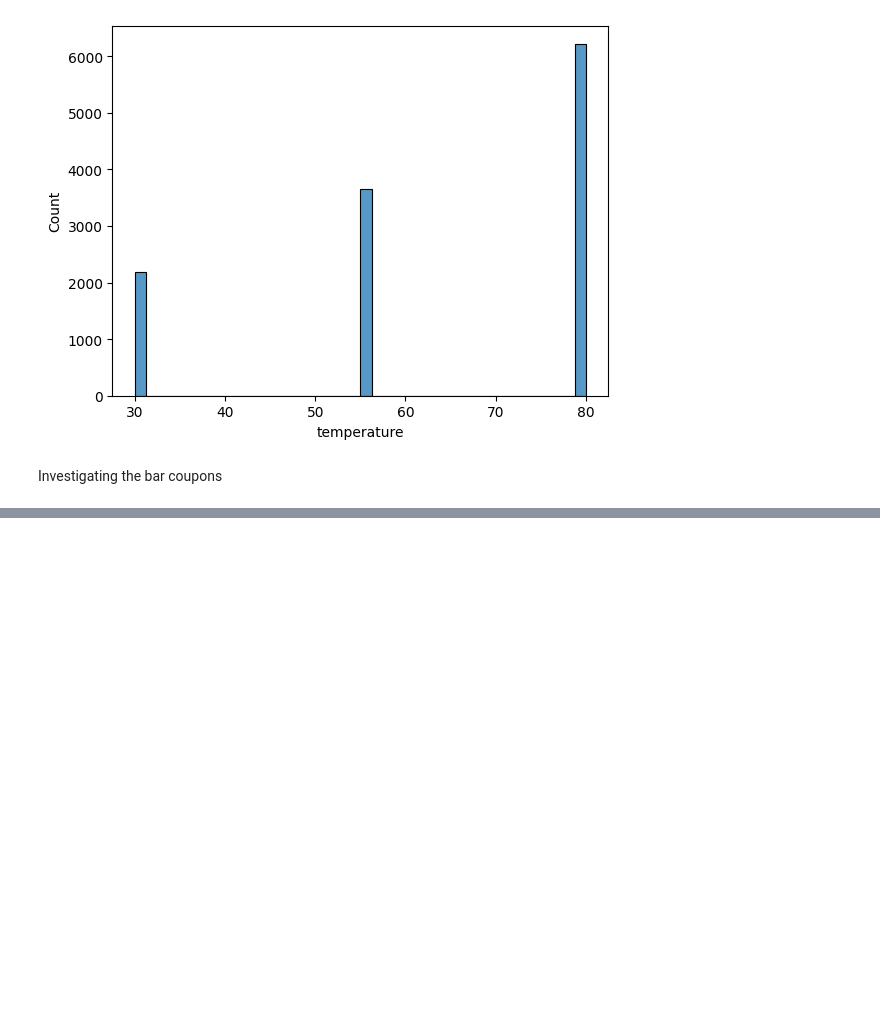
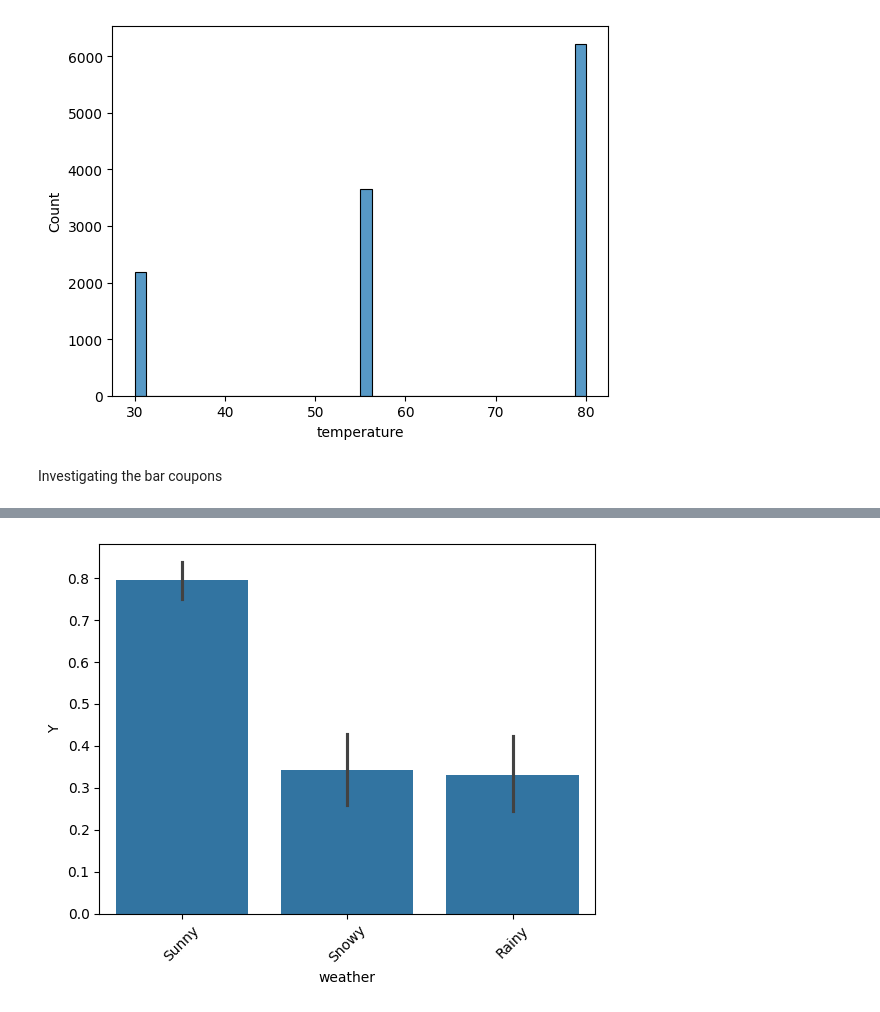
Before and after one commit to timeless81/AI-ML-Module5, a Jupyter notebook: coupon.ipynb, the cells around one changed output, grey strips where cells are left out. Cells and saved outputs as stored; diff of their text form; code cells hidden in the pictures; blank space fills up the shorter version.

```diff
--- a/coupon.ipynb
+++ b/coupon.ipynb
@@ -176,0 +394,12 @@ Investigating the bar coupons
+# %%
+df_temp = df_rest[ (df_rest['destination']=='Work')]
+#df_rest['destination'].value_counts()
+# %%
+
+sns.barplot(data=df_temp, x='weather', y='Y')
+plt.xticks(rotation=45)
+plt.show()
+
+# Conclusion - From the barplot it is evident that there is a high chance of coupon acceptance (80%) when the weather is Sunny vs when it is Rainy or Snowy'
+# %% [output]
+[figure, added]
```
Also changed, not shown: parts of 30 cells of this notebook, 3 other files.
